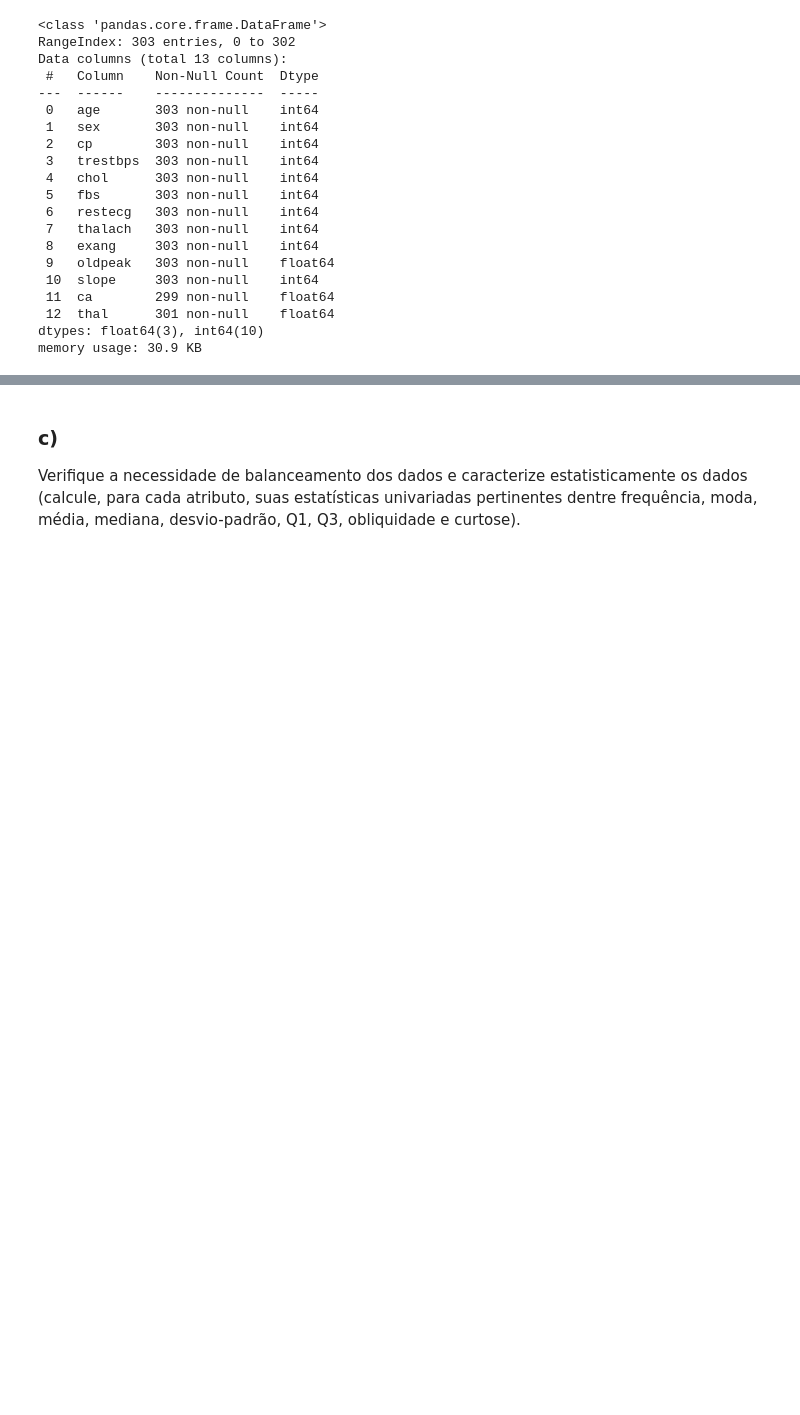
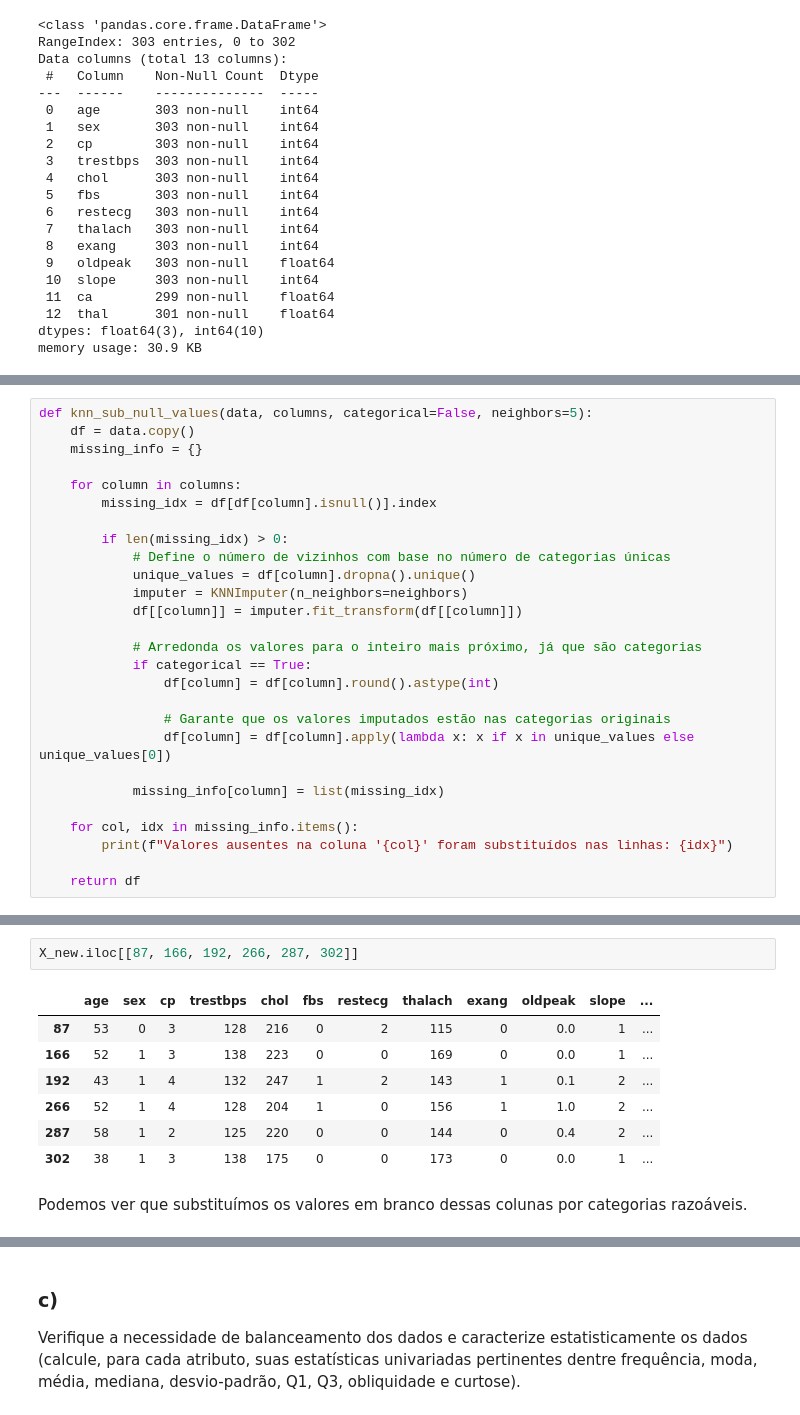
Before and after one commit to IvonLuiz/intro_aprendizado_de_maquina, a Jupyter notebook: heart_disease.ipynb, the cells around one changed output, grey strips where cells are left out. Cells and saved outputs as stored; diff of their text form; blank space fills up the shorter version.

Commit message:
knn imputer function

```diff
--- a/heart_disease.ipynb
+++ b/heart_disease.ipynb
@@ -153,0 +194,27 @@ memory usage: 30.9 KB
+# %%
+def knn_sub_null_values(data, columns, categorical=False, neighbors=5):
+    df = data.copy()
+    missing_info = {}
+
+    for column in columns:
+        missing_idx = df[df[column].isnull()].index
+
+        if len(missing_idx) > 0:
+            # Define o número de vizinhos com base no número de categorias únicas
+            unique_values = df[column].dropna().unique()
+            imputer = KNNImputer(n_neighbors=neighbors)
+            df[[column]] = imputer.fit_transform(df[[column]])
+
+            # Arredonda os valores para o inteiro mais próximo, já que são categorias
+            if categorical == True:
+                df[column] = df[column].round().astype(int)
+
+                # Garante que os valores imputados estão nas categorias originais
+                df[column] = df[column].apply(lambda x: x if x in unique_values else unique_values[0])
+
+            missing_info[column] = list(missing_idx)
+
+    for col, idx in missing_info.items():
+        print(f"Valores ausentes na coluna '{col}' foram substituídos nas linhas: {idx}")
+
+    return df
@@ -153,0 +226,12 @@ memory usage: 30.9 KB
+# %%
+X_new.iloc[[87, 166, 192, 266, 287, 302]]
+# %% [output]
+|  | age | sex | cp | trestbps | chol | fbs | restecg | thalach | exang | oldpeak | slope | ... |
+| 87 | 53 | 0 | 3 | 128 | 216 | 0 | 2 | 115 | 0 | 0.0 | 1 | ... |
+| 166 | 52 | 1 | 3 | 138 | 223 | 0 | 0 | 169 | 0 | 0.0 | 1 | ... |
+| 192 | 43 | 1 | 4 | 132 | 247 | 1 | 2 | 143 | 1 | 0.1 | 2 | ... |
+| 266 | 52 | 1 | 4 | 128 | 204 | 1 | 0 | 156 | 1 | 1.0 | 2 | ... |
+| 287 | 58 | 1 | 2 | 125 | 220 | 0 | 0 | 144 | 0 | 0.4 | 2 | ... |
+| 302 | 38 | 1 | 3 | 138 | 175 | 0 | 0 | 173 | 0 | 0.0 | 1 | ... |
+# %% [markdown]
+Podemos ver que substituímos os valores em branco dessas colunas por categorias razoáveis.
```
Also changed, not shown: parts of 21 cells of this notebook.
